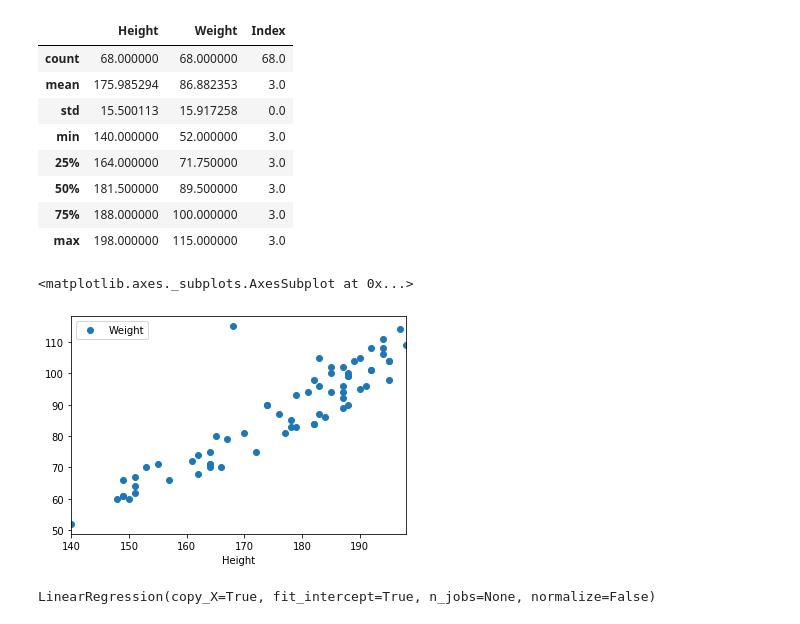
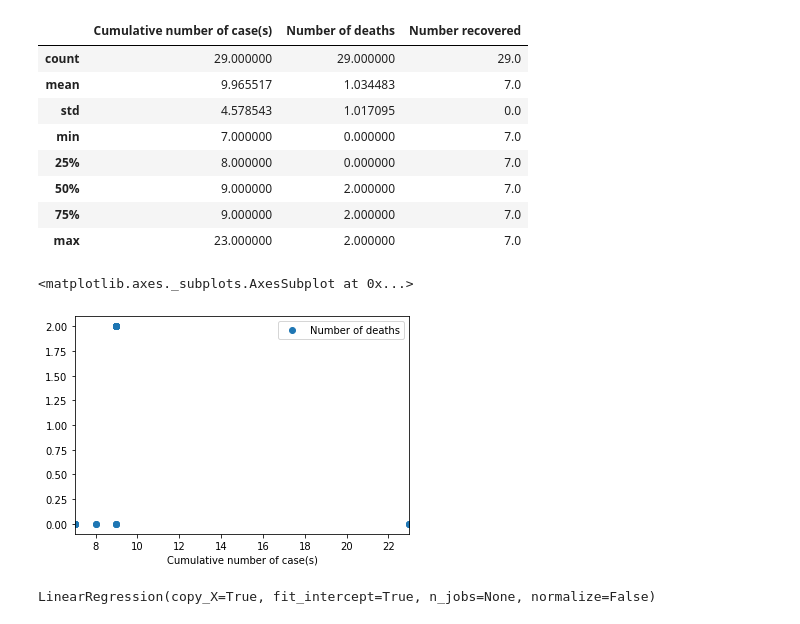
Before and after one commit to 19PA1A0493/PYTHON-BASICS, a Jupyter notebook: linearregression1.ipynb, the cells around one changed output. Cells and saved outputs as stored; diff of their text form; code cells hidden in the pictures.

```diff
--- a/linearregression1.ipynb
+++ b/linearregression1.ipynb
@@ -31,0 +21,4 @@ bmi.head()
+# %%
+sars=pd.read_csv("sars_2003_complete_dataset_clean.csv")
+sars=sars.loc[sars['Number recovered']==7]
+sars.head()
@@ -32,18 +32,18 @@ bmi.head()
 # %%
-bmi.describe()
+sars.describe()
 # %% [output]
-|  | Height | Weight | Index |
-| count | 68.000000 | 68.000000 | 68.0 |
-| mean | 175.985294 | 86.882353 | 3.0 |
-| std | 15.500113 | 15.917258 | 0.0 |
-| min | 140.000000 | 52.000000 | 3.0 |
-| 25% | 164.000000 | 71.750000 | 3.0 |
-| 50% | 181.500000 | 89.500000 | 3.0 |
-| 75% | 188.000000 | 100.000000 | 3.0 |
-| max | 198.000000 | 115.000000 | 3.0 |
+|  | Cumulative number of case(s) | Number of deaths | Number recovered |
+| count | 29.000000 | 29.000000 | 29.0 |
+| mean | 9.965517 | 1.034483 | 7.0 |
+| std | 4.578543 | 1.017095 | 0.0 |
+| min | 7.000000 | 0.000000 | 7.0 |
+| 25% | 8.000000 | 0.000000 | 7.0 |
+| 50% | 9.000000 | 2.000000 | 7.0 |
+| 75% | 9.000000 | 2.000000 | 7.0 |
+| max | 23.000000 | 2.000000 | 7.0 |
 # %%
-bmi.plot(x='Height',y='Weight',style='o')
+sars.plot(x='Cumulative number of case(s)',y='Number of deaths',style='o')
 # %% [output]
 <matplotlib.axes._subplots.AxesSubplot at 0x...>
-[figure, old version]
+[figure, new version]
 # %%
```
Also changed, not shown: parts of 19 cells of this notebook.
